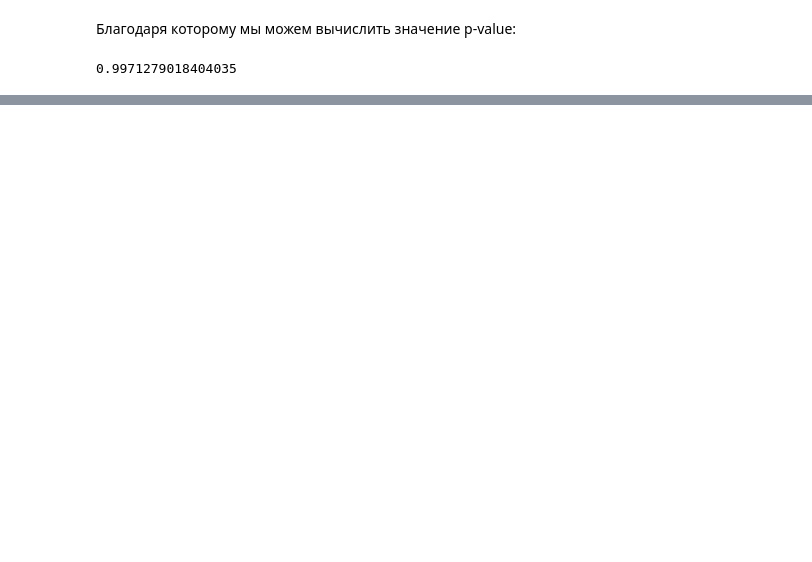
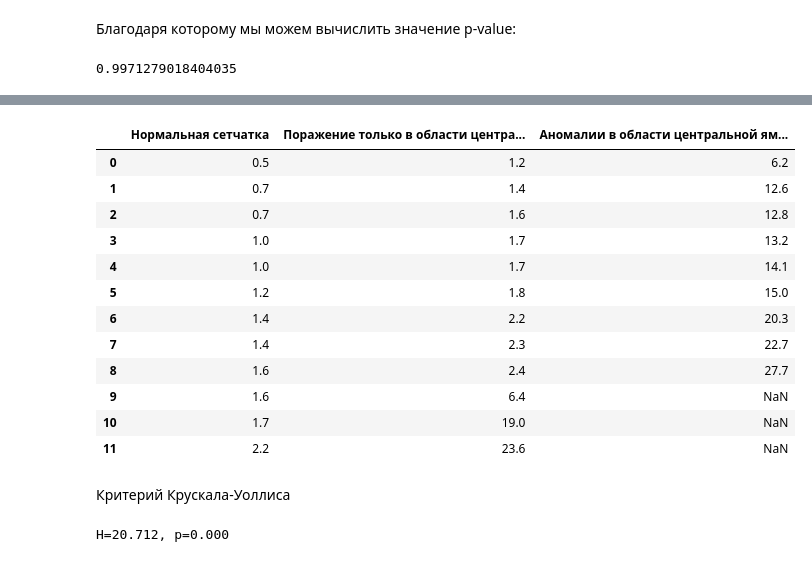
Before and after one commit to Vakhranev/MGIMO, a Jupyter notebook: 28 февраля.ipynb, the cells around one changed output, grey strips where cells are left out. Saved outputs shown, nothing was run; the diff lists cells and outputs as text; code cells hidden in the pictures; blank space fills up the shorter version.

```diff
--- a/28 февраля.ipynb
+++ b/28 февраля.ipynb
@@ -504,0 +736,29 @@ pvalue
+# %%
+df = pd.DataFrame(data=[[0.5, 1.2, 6.2], [0.7, 1.4, 12.6], [0.7, 1.6, 12.8], [1.0, 1.7, 13.2], [1.0, 1.7, 14.1],
+                        [1.2, 1.8, 15.0], [1.4, 2.2, 20.3], [1.4, 2.3, 22.7], [1.6, 2.4, 27.7], [1.6, 6.4, ],
+                        [1.7, 19.0, ], [2.2, 23.6, ]],
+                  columns=["Нормальная сетчатка", "Поражение только в области центральной ямки", "Аномалии в области центральной ямки и на перефирии"])
+
+display(df)
+# %% [output]
+|  | Нормальная сетчатка | Поражение только в области центра... | Аномалии в области центральной ям... |
+| 0 | 0.5 | 1.2 | 6.2 |
+| 1 | 0.7 | 1.4 | 12.6 |
+| 2 | 0.7 | 1.6 | 12.8 |
+| 3 | 1.0 | 1.7 | 13.2 |
+| 4 | 1.0 | 1.7 | 14.1 |
+| 5 | 1.2 | 1.8 | 15.0 |
+| 6 | 1.4 | 2.2 | 20.3 |
+| 7 | 1.4 | 2.3 | 22.7 |
+| 8 | 1.6 | 2.4 | 27.7 |
+| 9 | 1.6 | 6.4 | NaN |
+| 10 | 1.7 | 19.0 | NaN |
+| 11 | 2.2 | 23.6 | NaN |
+# %% [markdown]
+Критерий Крускала-Уоллиса
+# %%
+H, p = scipy.stats.kruskal(*[df[c].dropna() for c in df.columns])
+
+print(f"H={H:.3f}, p={p:.3f}")
+# %% [output]
+H=20.712, p=0.000
```
Also changed, not shown: parts of 28 cells of this notebook.
